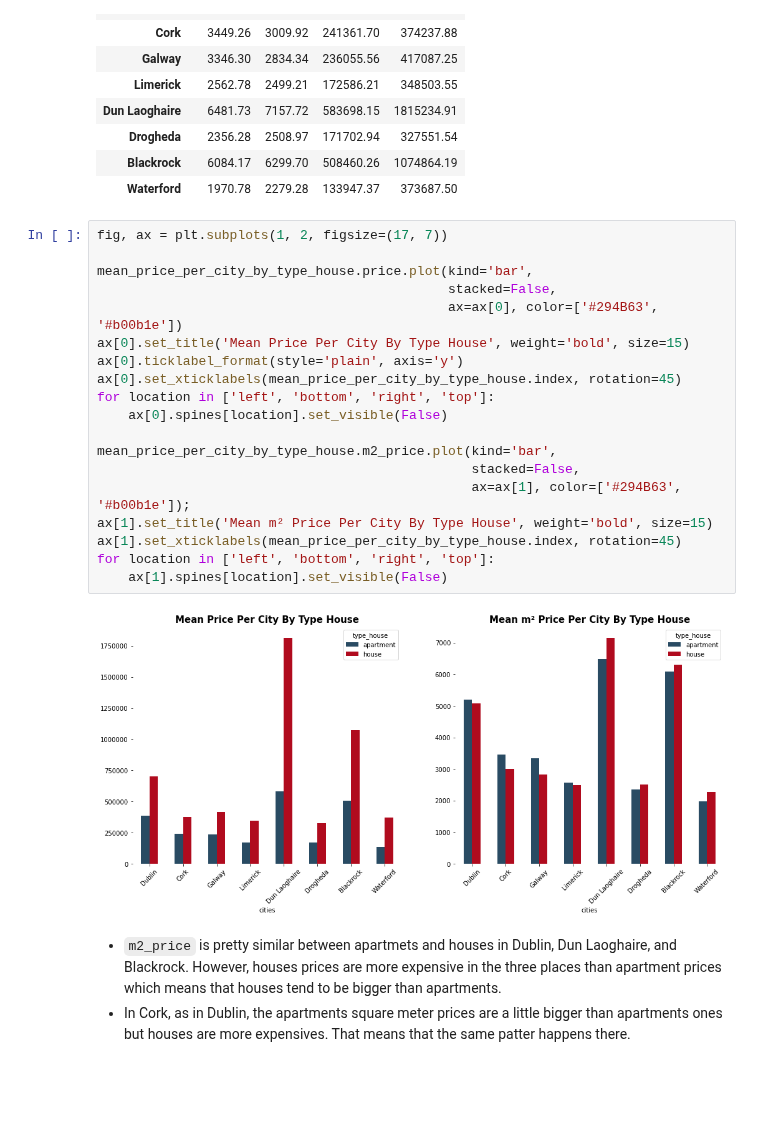
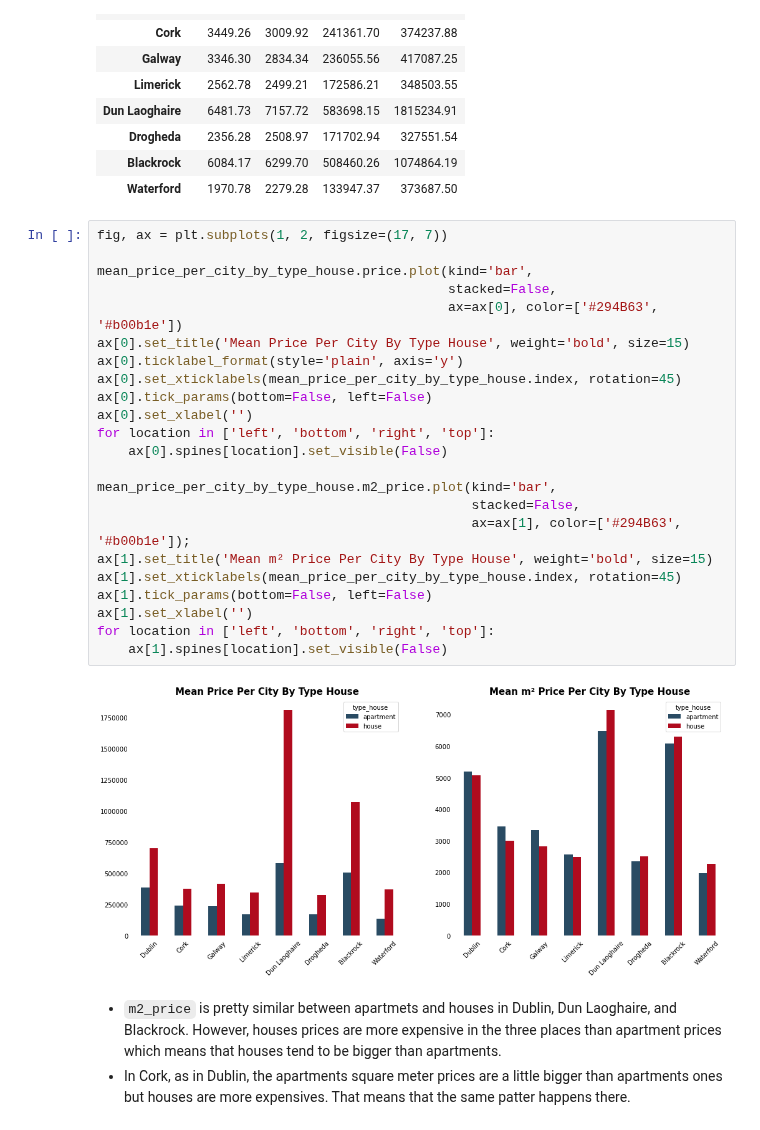
Before and after one commit to javiicc/Identifying_Potential_Investment_Opportunities_In_The_Irish_Real_Estate_Market_Using_MachineLearning, a Jupyter notebook: investment-opportunities/notebooks/Data_Analysis.ipynb, the cells around one changed output. Cells and saved outputs as stored; diff of their text form; blank space fills up the shorter version.

```diff
--- a/investment-opportunities/notebooks/Data_Analysis.ipynb
+++ b/investment-opportunities/notebooks/Data_Analysis.ipynb
@@ -308,24 +308,28 @@ mean_price_per_city_by_type_house
 # %%
 fig, ax = plt.subplots(1, 2, figsize=(17, 7))
 
 mean_price_per_city_by_type_house.price.plot(kind='bar',
                                              stacked=False,
                                              ax=ax[0], color=['#294B63', '#b00b1e'])
 ax[0].set_title('Mean Price Per City By Type House', weight='bold', size=15)
 ax[0].ticklabel_format(style='plain', axis='y')
 ax[0].set_xticklabels(mean_price_per_city_by_type_house.index, rotation=45)
+ax[0].tick_params(bottom=False, left=False)
+ax[0].set_xlabel('')
 for location in ['left', 'bottom', 'right', 'top']:
     ax[0].spines[location].set_visible(False)
 
 mean_price_per_city_by_type_house.m2_price.plot(kind='bar',
                                                 stacked=False,
                                                 ax=ax[1], color=['#294B63', '#b00b1e']);
 ax[1].set_title('Mean m² Price Per City By Type House', weight='bold', size=15)
 ax[1].set_xticklabels(mean_price_per_city_by_type_house.index, rotation=45)
+ax[1].tick_params(bottom=False, left=False)
+ax[1].set_xlabel('')
 for location in ['left', 'bottom', 'right', 'top']:
     ax[1].spines[location].set_visible(False)
 # %% [output]
-[figure, old version]
+[figure, new version]
 # %% [markdown]
 - `m2_price` is pretty similar between apartmets and houses in Dublin, Dun Laoghaire, and Blackrock. However, houses prices are more expensive in the three places than apartment prices which means that houses tend to be bigger than apartments.
 - In Cork, as in Dublin, the apartments square meter prices are a little bigger than apartments ones but houses are more expensives. That means that the same patter happens there.
```
Also changed, not shown: parts of 10 cells of this notebook, 12 other files.
